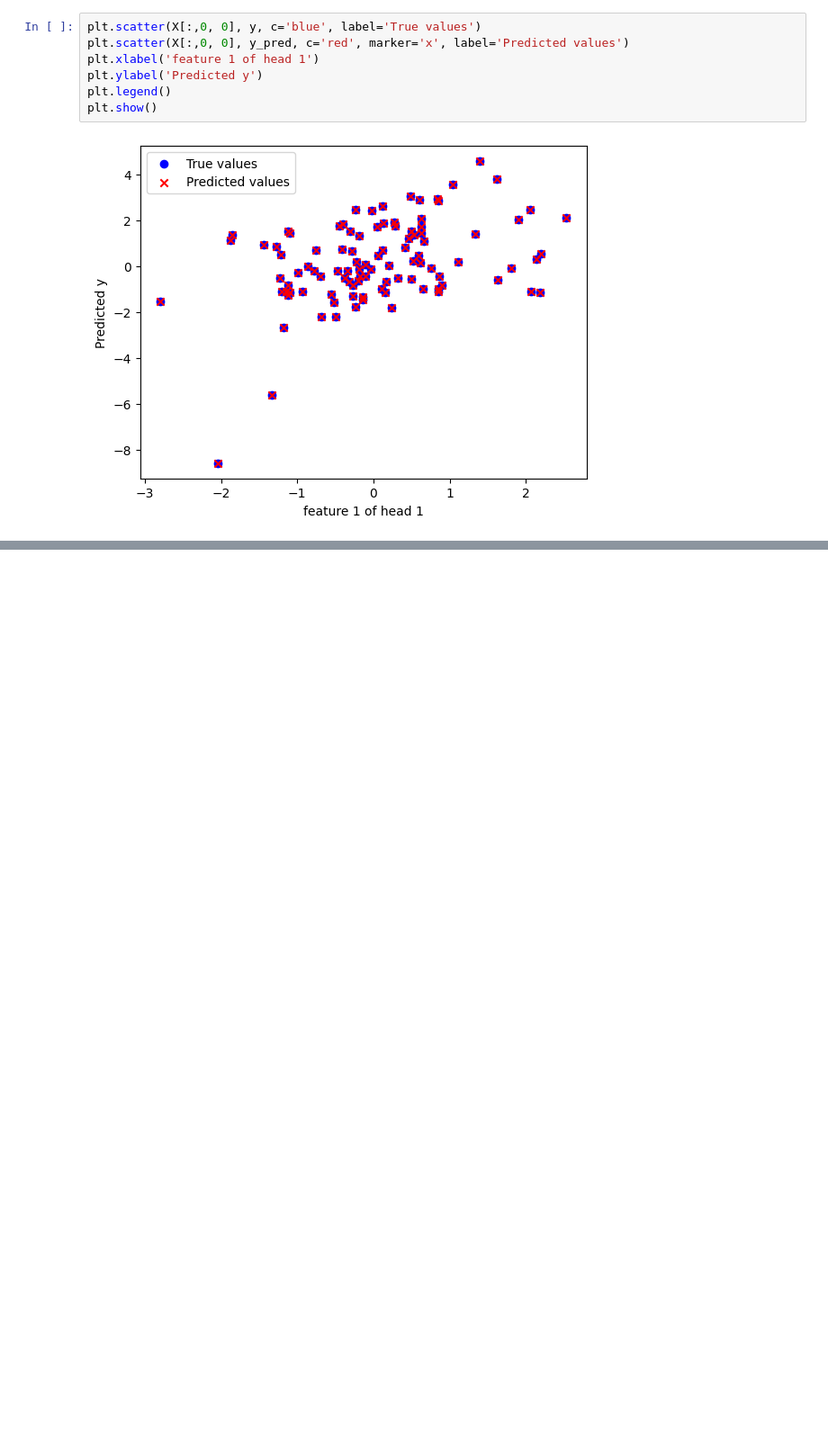
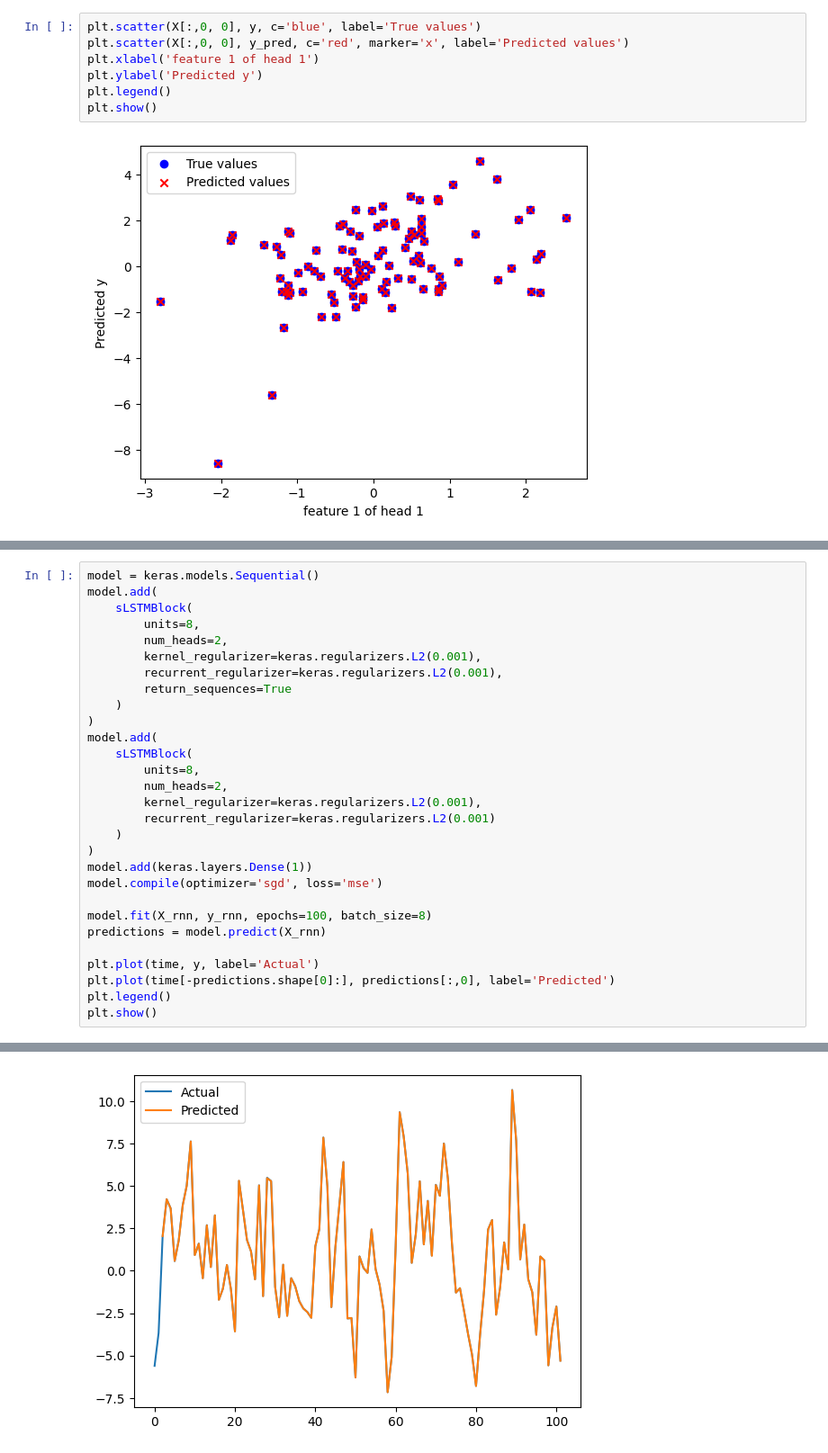
Before and after one commit to rproner1/MacroAtRisk, a Jupyter notebook: sandbox.ipynb, the cells around one changed output, grey strips where cells are left out. Shown at 90% size. Drawn from its saved outputs; the diff is of its cells as text; blank space fills up the shorter version.

Commit message:
developed sLSTMBlock

```diff
--- a/sandbox.ipynb
+++ b/sandbox.ipynb
@@ -240,0 +533,30 @@ ValueError: Unrecognized keyword arguments passed to sLSTM: {'kernel_regularizer
+# %%
+model = keras.models.Sequential()
+model.add(
+    sLSTMBlock(
+        units=8,
+        num_heads=2,
+        kernel_regularizer=keras.regularizers.L2(0.001),
+        recurrent_regularizer=keras.regularizers.L2(0.001),
+        return_sequences=True
+    )
+)
+model.add(
+    sLSTMBlock(
+        units=8,
+        num_heads=2,
+        kernel_regularizer=keras.regularizers.L2(0.001),
+        recurrent_regularizer=keras.regularizers.L2(0.001)
+    )
+)
+model.add(keras.layers.Dense(1))
+model.compile(optimizer='sgd', loss='mse')
+
+model.fit(X_rnn, y_rnn, epochs=100, batch_size=8)
+predictions = model.predict(X_rnn)
+
+plt.plot(time, y, label='Actual')
+plt.plot(time[-predictions.shape[0]:], predictions[:,0], label='Predicted')
+plt.legend()
+plt.show()
+# %% [output]
@@ -240,0 +580 @@ ValueError: Unrecognized keyword arguments passed to sLSTM: {'kernel_regularizer
+[figure, added]
```
Also changed, not shown: parts of 16 cells of this notebook.
